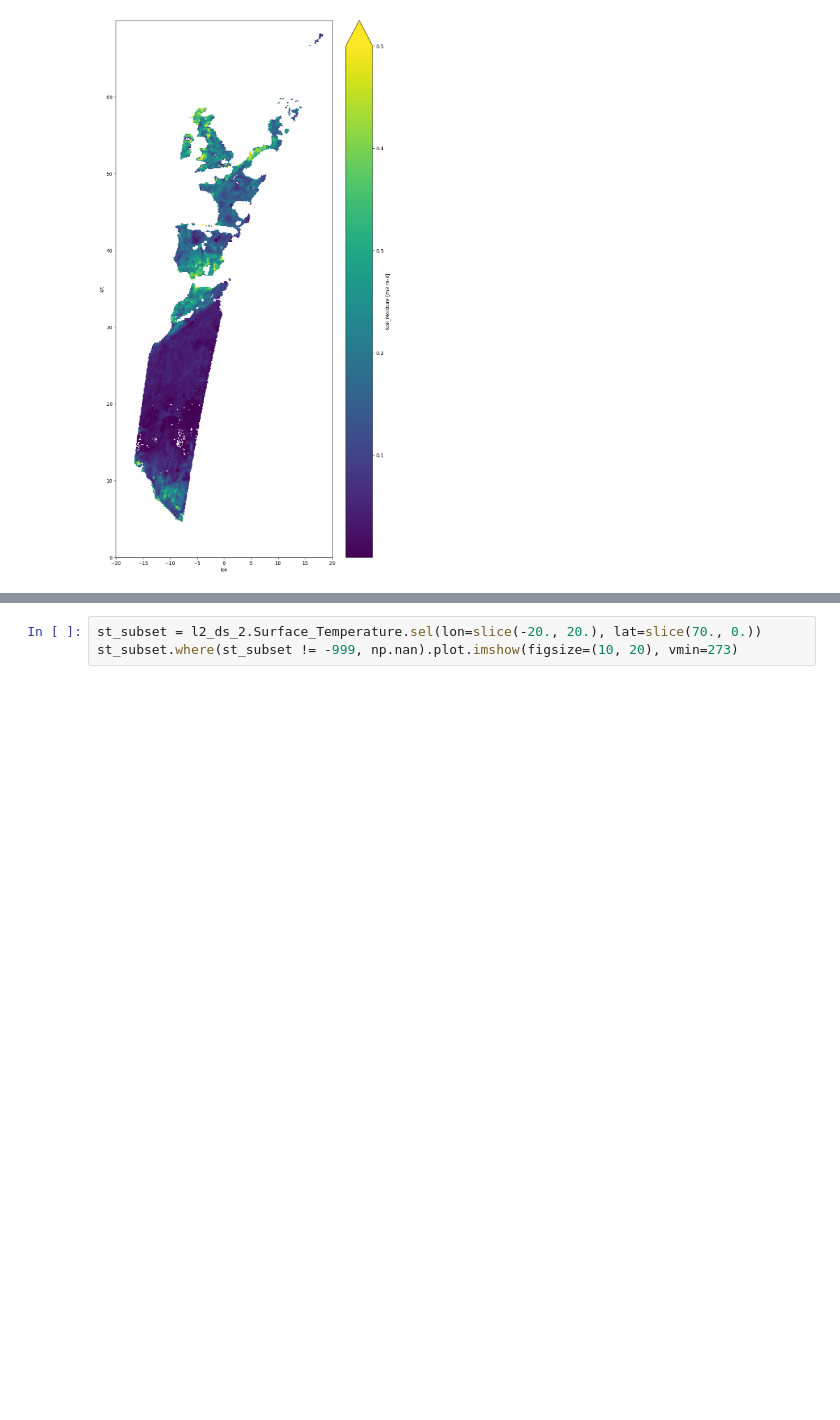
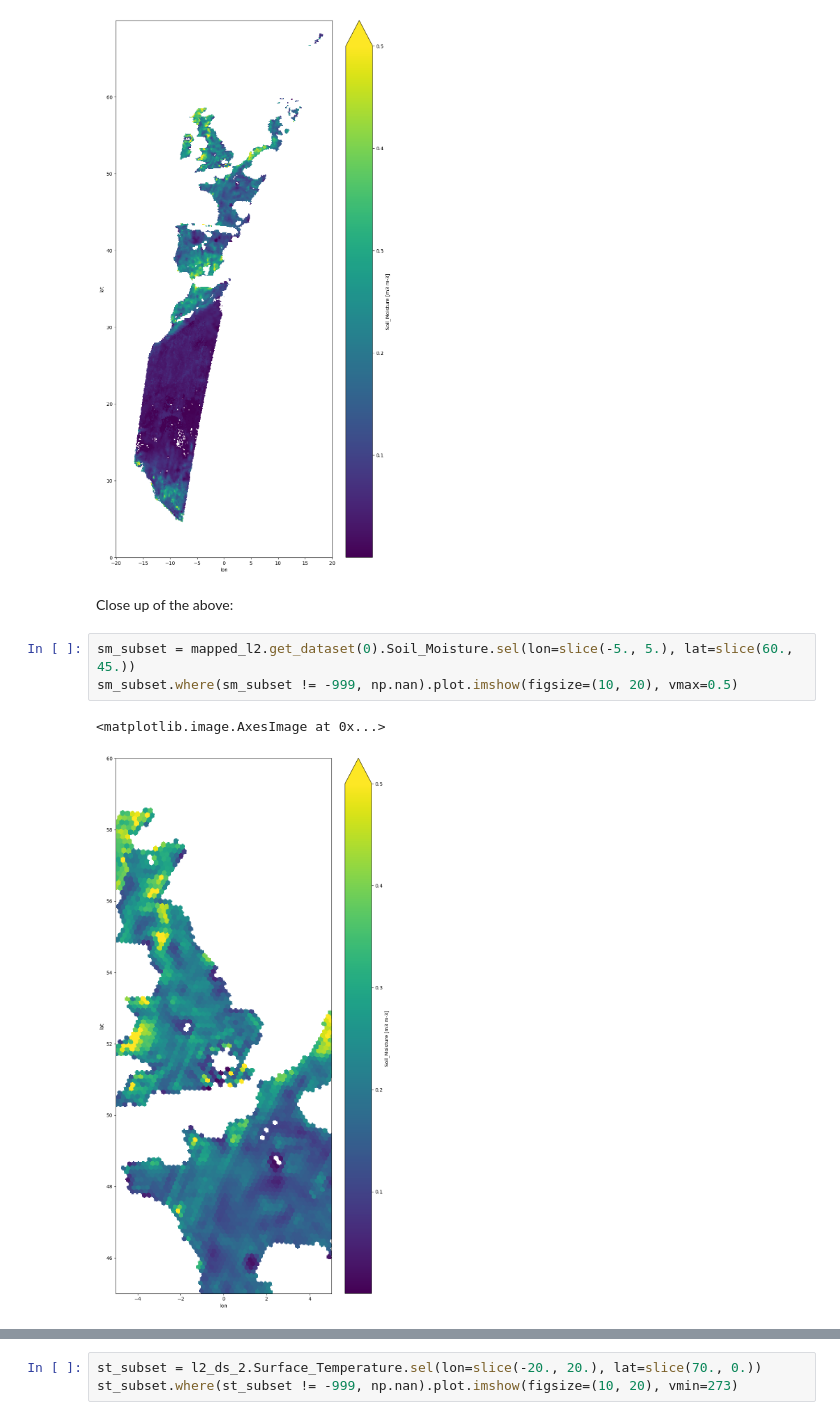
Before and after one commit to xcube-dev/xcube-smos, a Jupyter notebook: notebooks/open-l2-product.ipynb, the cells around one changed output, grey strips where cells are left out. Cells and saved outputs as stored; diff of their text form; blank space fills up the shorter version.

```diff
--- a/notebooks/open-l2-product.ipynb
+++ b/notebooks/open-l2-product.ipynb
@@ -181,3 +287,11 @@ sm_subset.where(sm_subset != -999, np.nan).plot.imshow(figsize=(10, 20), vmax=0.
 # %% [output]
 <matplotlib.image.AxesImage at 0x...>
 [figure]
+# %% [markdown]
+Close up of the above:
+# %%
+sm_subset = mapped_l2.get_dataset(0).Soil_Moisture.sel(lon=slice(-5., 5.), lat=slice(60., 45.))
+sm_subset.where(sm_subset != -999, np.nan).plot.imshow(figsize=(10, 20), vmax=0.5)
+# %% [output]
+<matplotlib.image.AxesImage at 0x...>
+[figure, added]
```
Also changed, not shown: parts of 33 cells of this notebook.
